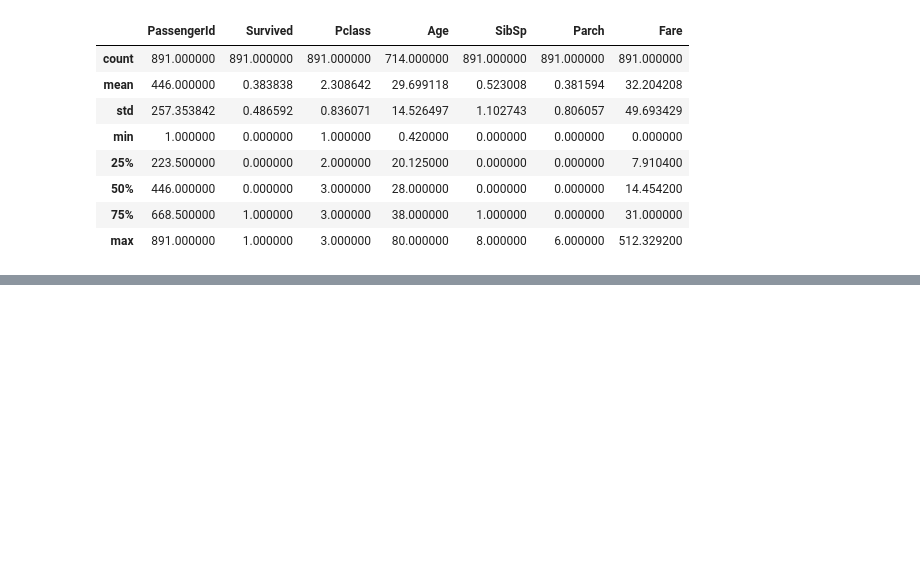
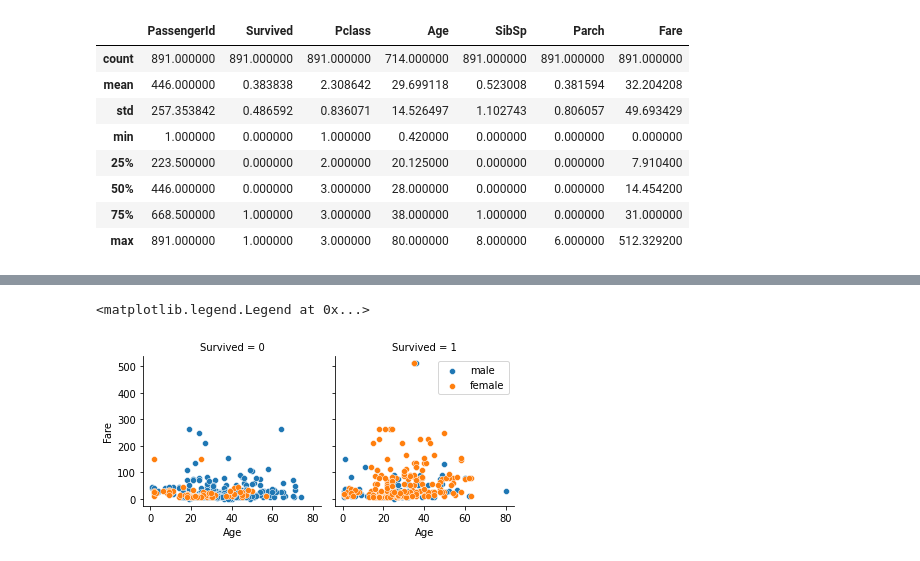
Before and after one commit to ds-ramakant/kaggle, a Jupyter notebook: titanic-tutorial-20221003.ipynb, the cells around one changed output, grey strips where cells are left out. Saved outputs shown, nothing was run; the diff lists cells and outputs as text; code cells hidden in the pictures; blank space fills up the shorter version.

```diff
--- a/titanic-tutorial-20221003.ipynb
+++ b/titanic-tutorial-20221003.ipynb
@@ -96,0 +146,10 @@ train_data.describe()
+# %%
+plot = sns.FacetGrid(data = train_data,
+                     col = "Survived",
+                     hue = "Sex",
+                     col_wrap = 2)
+plot.map(sns.scatterplot, "Age", "Fare")
+plot.axes[-1].legend()
+# %% [output]
+<matplotlib.legend.Legend at 0x...>
+[figure, added]
```
Also changed, not shown: parts of 9 cells of this notebook.
